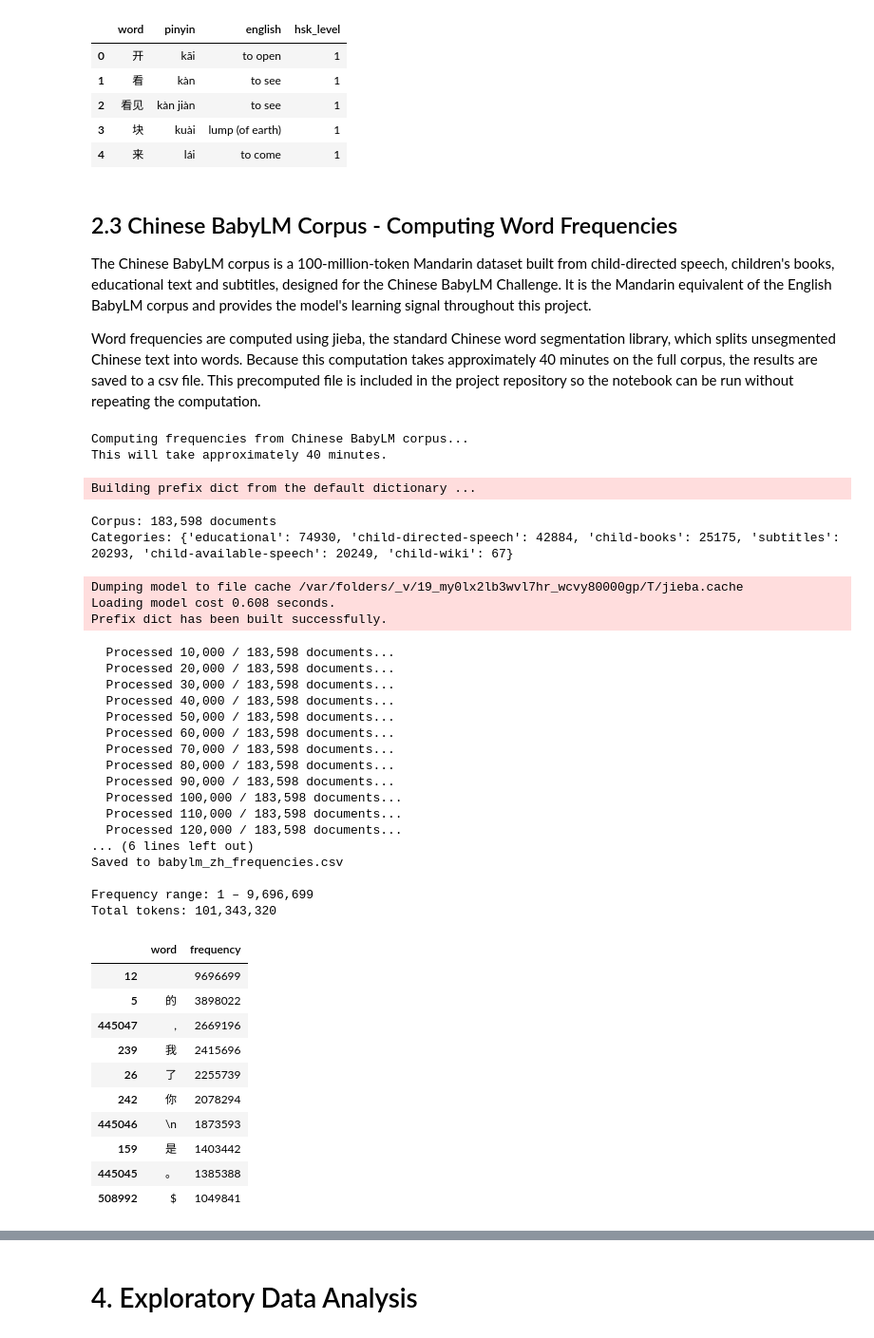
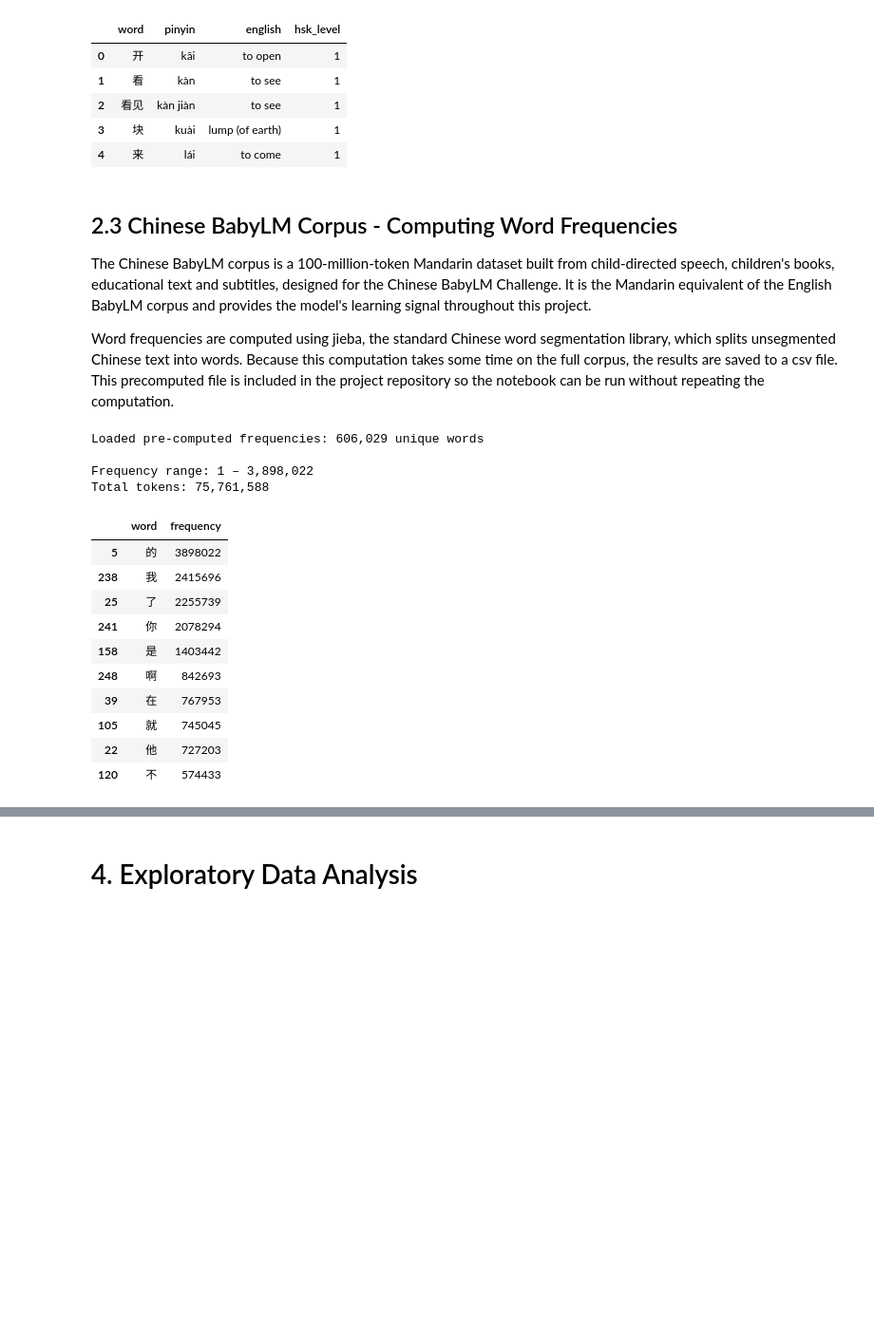
Before and after one commit to Slavena1/Softuni-Machine-Learning-Final-Project, a Jupyter notebook: SlavenaMachineLearningProject.ipynb, the cells around one changed output, grey strips where cells are left out. Shown at 95% size. Saved outputs shown, nothing was run; the diff lists cells and outputs as text; code cells hidden in the pictures; blank space fills up the shorter version.

```diff
--- a/SlavenaMachineLearningProject.ipynb
+++ b/SlavenaMachineLearningProject.ipynb
@@ -174,7 +184,7 @@ Name: count, dtype: int64
 ## 2.3 Chinese BabyLM Corpus - Computing Word Frequencies
 The Chinese BabyLM corpus is a 100-million-token Mandarin dataset built from child-directed speech, children's books, educational text and subtitles, designed for the Chinese BabyLM Challenge. It is the Mandarin equivalent of the English BabyLM corpus and provides the model's learning signal throughout this project.
 
-Word frequencies are computed using jieba, the standard Chinese word segmentation library, which splits unsegmented Chinese text into words. Because this computation takes approximately 40 minutes on the full corpus, the results are saved to a csv file. This precomputed file is included in the project repository so the notebook can be run without repeating the computation.
+Word frequencies are computed using jieba, the standard Chinese word segmentation library, which splits unsegmented Chinese text into words. Because this computation takes some time on the full corpus, the results are saved to a csv file. This precomputed file is included in the project repository so the notebook can be run without repeating the computation.
 # %%
 FREQ_CACHE = 'babylm_zh_frequencies.csv'
 
@@ -184,70 +194,55 @@ if os.path.exists(FREQ_CACHE):
     print(f"Loaded pre-computed frequencies: {len(df_freq):,} unique words")
 else:
     # Compute from scratch — only needed once
     print("Computing frequencies from Chinese BabyLM corpus...")
-    print("This will take approximately 40 minutes.")
-
     df_babylm = pd.read_parquet('train-00000-of-00001.parquet')
     print(f"Corpus: {len(df_babylm):,} documents")
     print(f"Categories: {df_babylm['category'].value_counts().to_dict()}")
 
     word_counts = Counter()
     for i, text in enumerate(df_babylm['text']):
         words = jieba.lcut(str(text))
         word_counts.update(words)
         if (i + 1) % 10000 == 0:
             print(f"  Processed {i+1:,} / {len(df_babylm):,} documents...")
 
     df_freq = pd.DataFrame({
         'word':      list(word_counts.keys()),
         'frequency': list(word_counts.values())
     })
 
+    # Remove punctuation, whitespace and non-Chinese tokens
+    # \u4e00-\u9fff is the Unicode range covering all standard Chinese characters
+    chinese_pattern = re.compile(r'[\u4e00-\u9fff]')
+    df_freq = df_freq[df_freq['word'].apply(
+        lambda w: bool(chinese_pattern.search(str(w)))
+    )].copy().reset_index(drop=True)
+    print(f"After cleaning: {len(df_freq):,} unique Chinese words")
+
     # Save for future use
     df_freq.to_csv(FREQ_CACHE, index=False, encoding='utf-8-sig')
     print(f"Saved to {FREQ_CACHE}")
 
 print(f"\nFrequency range: {df_freq['frequency'].min():,} – "
       f"{df_freq['frequency'].max():,}")
 print(f"Total tokens: {df_freq['frequency'].sum():,}")
 display(df_freq.sort_values('frequency', ascending=False).head(10))
 # %% [output]
-Computing frequencies from Chinese BabyLM corpus...
-This will take approximately 40 minutes.
+Loaded pre-computed frequencies: 606,029 unique words
+
+Frequency range: 1 – 3,898,022
+Total tokens: 75,761,588
-Building prefix dict from the default dictionary ...
-Corpus: 183,598 documents
-Categories: {'educational': 74930, 'child-directed-speech': 42884, 'child-books': 25175, 'subtitles': 20293, 'child-available-speech': 20249, 'child-wiki': 67}
-Dumping model to file cache /var/folders/_v/19_my0lx2lb3wvl7hr_wcvy80000gp/T/jieba.cache
-Loading model cost 0.608 seconds.
-Prefix dict has been built successfully.
-  Processed 10,000 / 183,598 documents...
-  Processed 20,000 / 183,598 documents...
-  Processed 30,000 / 183,598 documents...
-  Processed 40,000 / 183,598 documents...
-  Processed 50,000 / 183,598 documents...
-  Processed 60,000 / 183,598 documents...
-  Processed 70,000 / 183,598 documents...
-  Processed 80,000 / 183,598 documents...
-  Processed 90,000 / 183,598 documents...
-  Processed 100,000 / 183,598 documents...
-  Processed 110,000 / 183,598 documents...
-  Processed 120,000 / 183,598 documents...
-... (6 lines left out)
-Saved to babylm_zh_frequencies.csv
-
-Frequency range: 1 – 9,696,699
-Total tokens: 101,343,320
 |  | word | frequency |
-| 12 |  | 9696699 |
 | 5 | 的 | 3898022 |
-| 445047 | , | 2669196 |
-| 239 | 我 | 2415696 |
-| 26 | 了 | 2255739 |
-| 242 | 你 | 2078294 |
-| 445046 | \n | 1873593 |
-| 159 | 是 | 1403442 |
-| 445045 | 。 | 1385388 |
-| 508992 | $ | 1049841 |
+| 238 | 我 | 2415696 |
+| 25 | 了 | 2255739 |
+| 241 | 你 | 2078294 |
+| 158 | 是 | 1403442 |
+| 248 | 啊 | 842693 |
+| 39 | 在 | 767953 |
+| 105 | 就 | 745045 |
+| 22 | 他 | 727203 |
+| 120 | 不 | 574433 |
 # %% [markdown]
 ## 2.4 Xu & Li Concreteness Norms
 Xu & Li (2020) provide concreteness ratins for 9877 two-character Chinese words collected from native Mandarin speakers.
```
Also changed, not shown: parts of 15 cells of this notebook, 1 other file.
